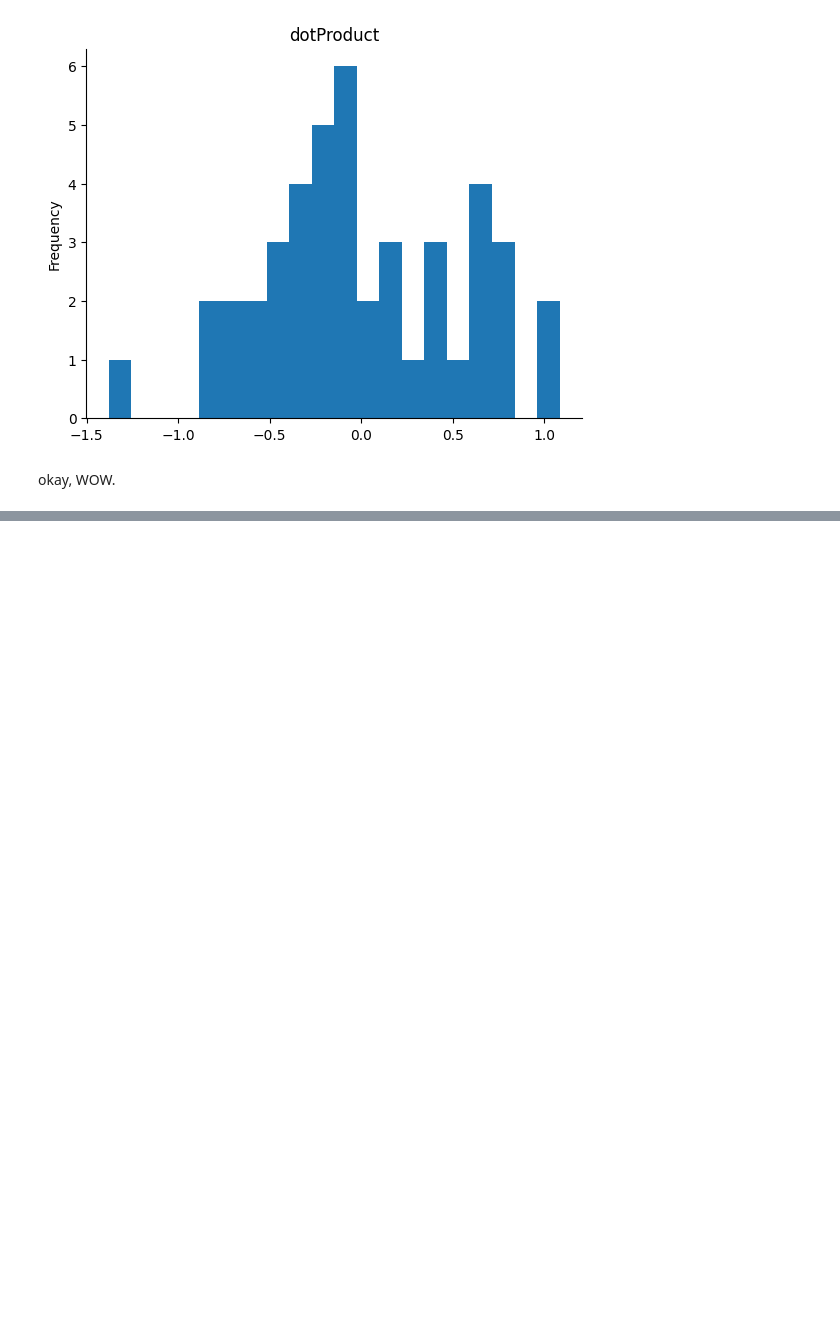
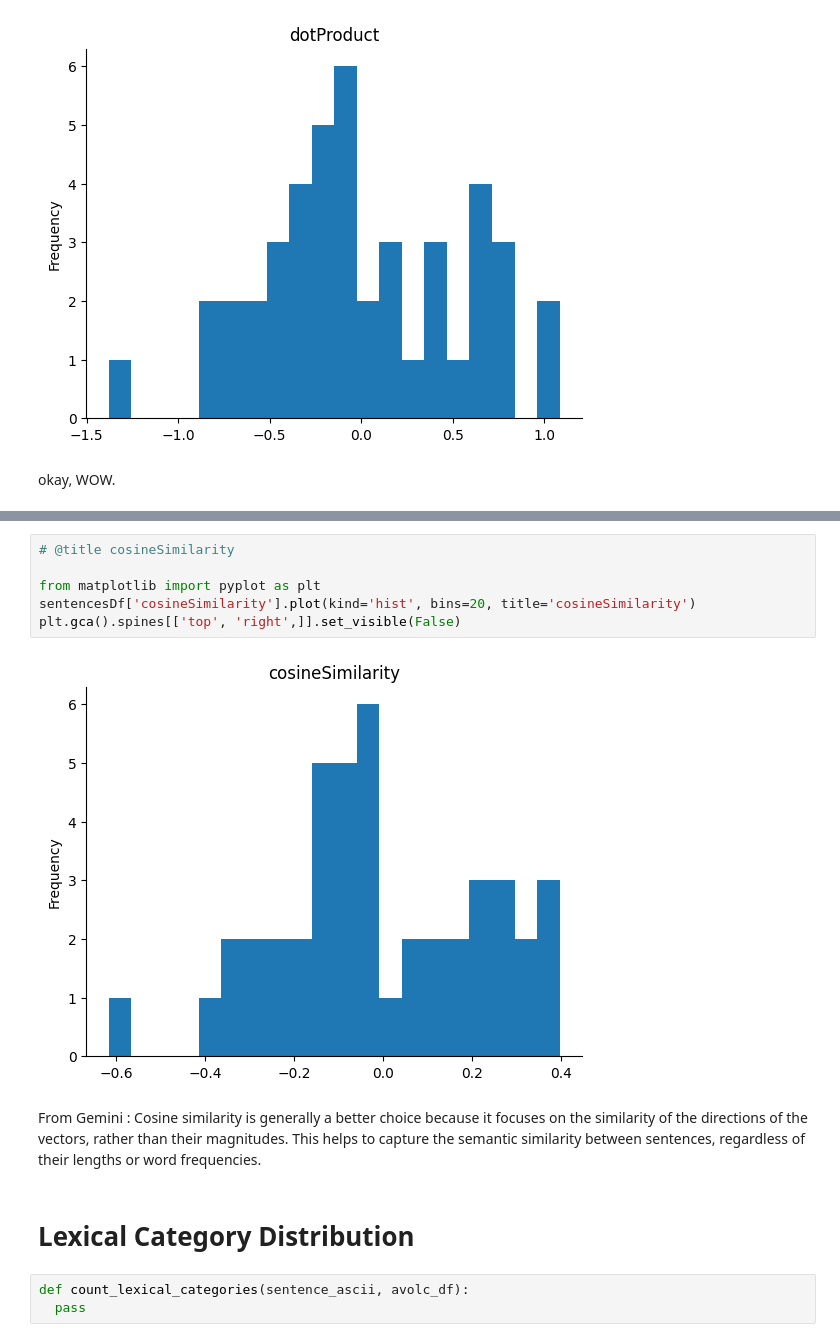
Before and after one commit to jeet1912/ms, a Jupyter notebook: ds680/finalTermProject/Untitled1.ipynb, the cells around one changed output, grey strips where cells are left out. Cells and saved outputs as stored; diff of their text form; blank space fills up the shorter version.

```diff
--- a/ds680/finalTermProject/Untitled1.ipynb
+++ b/ds680/finalTermProject/Untitled1.ipynb
@@ -303,0 +331,16 @@ okay, WOW.
+# %%
+# @title cosineSimilarity
+
+from matplotlib import pyplot as plt
+sentencesDf['cosineSimilarity'].plot(kind='hist', bins=20, title='cosineSimilarity')
+plt.gca().spines[['top', 'right',]].set_visible(False)
+# %% [output]
+[figure, added]
+# %% [markdown]
+From Gemini :
+Cosine similarity is generally a better choice because it focuses on the similarity of the directions of the vectors, rather than their magnitudes. This helps to capture the semantic similarity between sentences, regardless of their lengths or word frequencies.
+# %% [markdown]
+# Lexical Category Distribution
+# %%
+def count_lexical_categories(sentence_ascii, avolc_df):
+  pass
```
Also changed, not shown: parts of 4 cells of this notebook.
